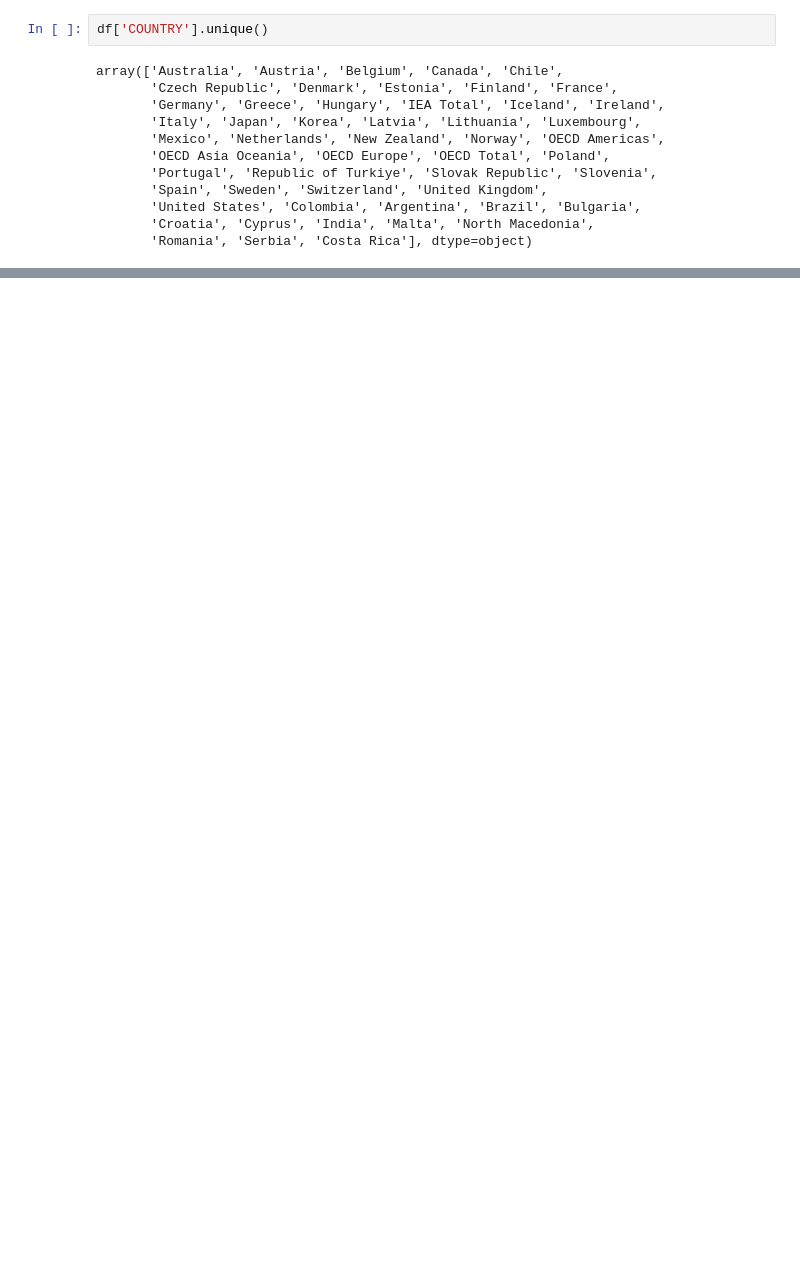
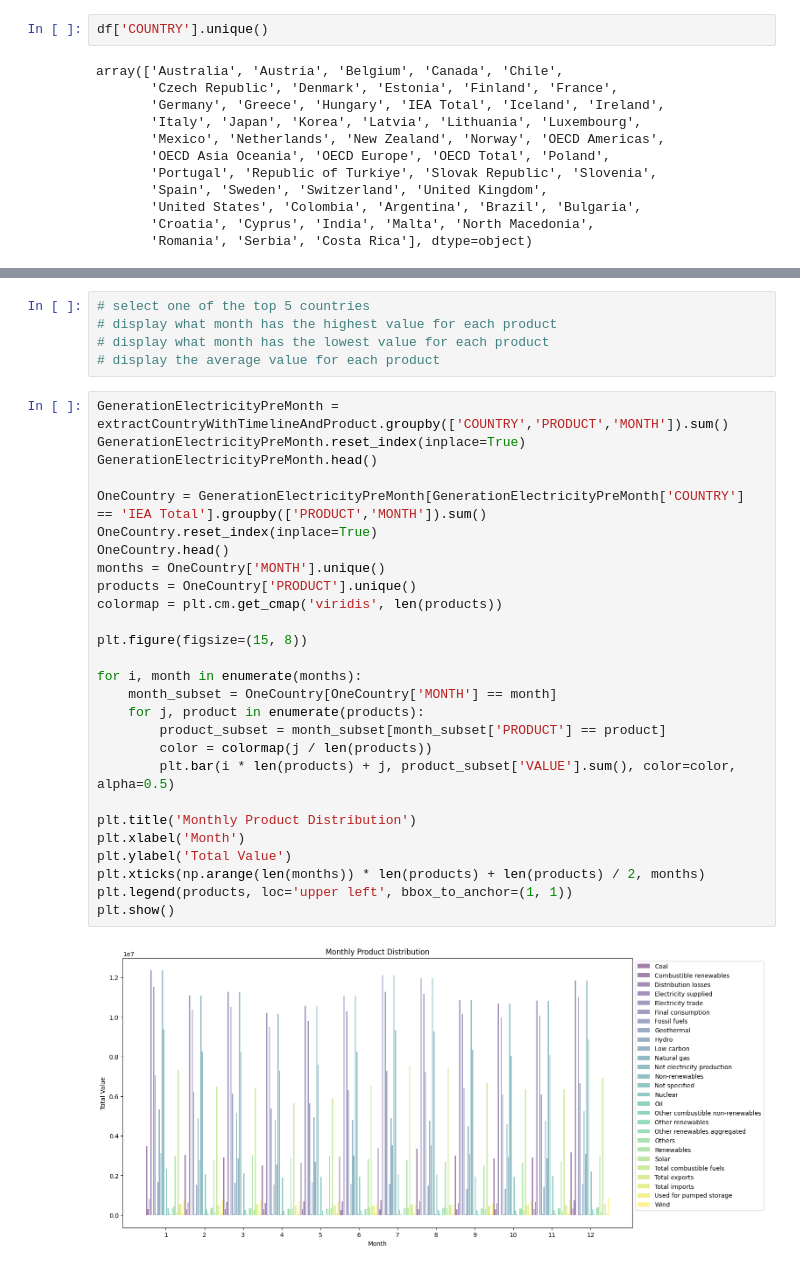
Before and after one commit to ibranbhan/DataScienceProject_electricity_production, a Jupyter notebook: final.ipynb, the cells around one changed output, grey strips where cells are left out. Cells and saved outputs as stored; diff of their text form; blank space fills up the shorter version.

```diff
--- a/final.ipynb
+++ b/final.ipynb
@@ -99,0 +165,34 @@ Number of rows after removing duplcates: 181915
+# %%
+# select one of the top 5 countries
+# display what month has the highest value for each product
+# display what month has the lowest value for each product
+# display the average value for each product
+# %%
+GenerationElectricityPreMonth = extractCountryWithTimelineAndProduct.groupby(['COUNTRY','PRODUCT','MONTH']).sum()
+GenerationElectricityPreMonth.reset_index(inplace=True)
+GenerationElectricityPreMonth.head()
+
+OneCountry = GenerationElectricityPreMonth[GenerationElectricityPreMonth['COUNTRY'] == 'IEA Total'].groupby(['PRODUCT','MONTH']).sum()
+OneCountry.reset_index(inplace=True)
+OneCountry.head()
+months = OneCountry['MONTH'].unique()
+products = OneCountry['PRODUCT'].unique()
+colormap = plt.cm.get_cmap('viridis', len(products))
+
+plt.figure(figsize=(15, 8))
+
+for i, month in enumerate(months):
+    month_subset = OneCountry[OneCountry['MONTH'] == month]
+    for j, product in enumerate(products):
+        product_subset = month_subset[month_subset['PRODUCT'] == product]
+        color = colormap(j / len(products))
+        plt.bar(i * len(products) + j, product_subset['VALUE'].sum(), color=color, alpha=0.5)
+
+plt.title('Monthly Product Distribution')
+plt.xlabel('Month')
+plt.ylabel('Total Value')
+plt.xticks(np.arange(len(months)) * len(products) + len(products) / 2, months)
+plt.legend(products, loc='upper left', bbox_to_anchor=(1, 1))
+plt.show()
+# %% [output]
+[figure, added]
```
Also changed, not shown: parts of 28 cells of this notebook, 4 other files.
